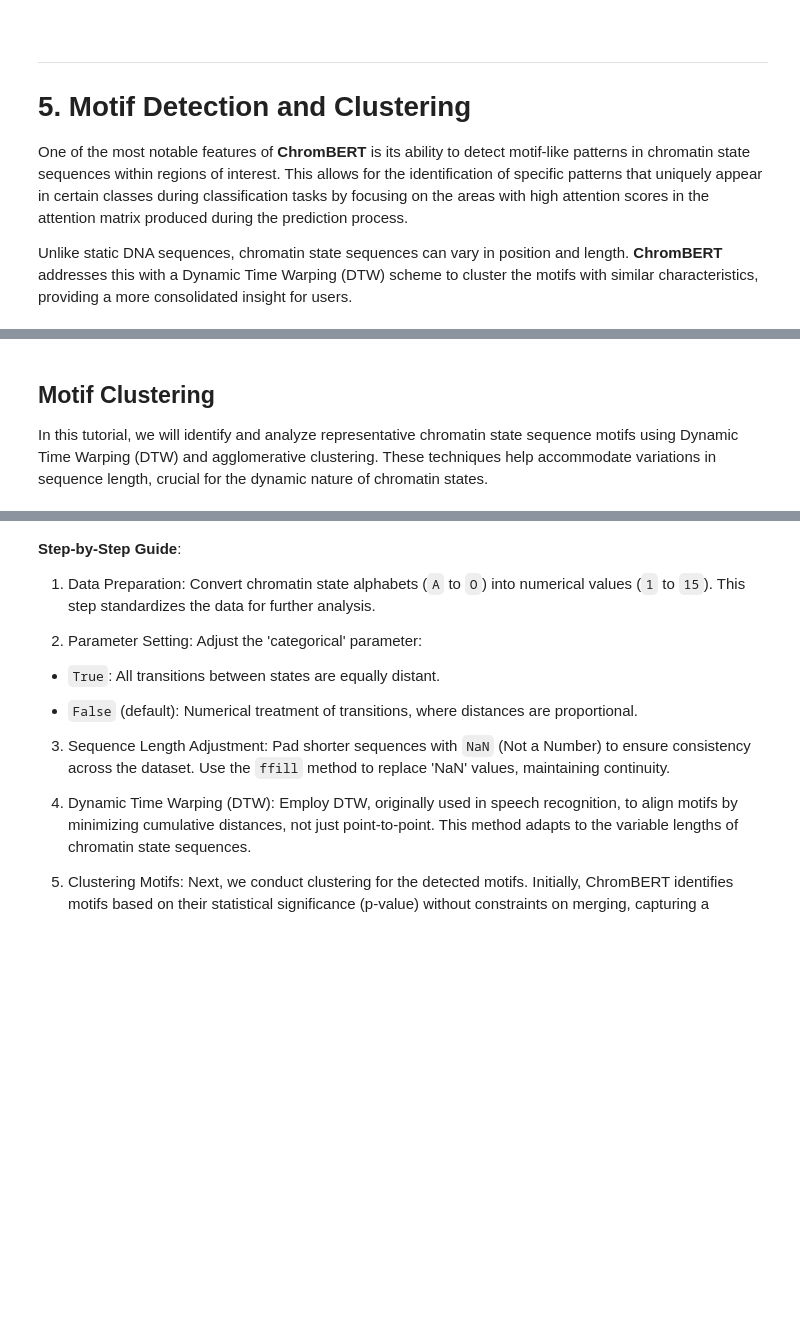
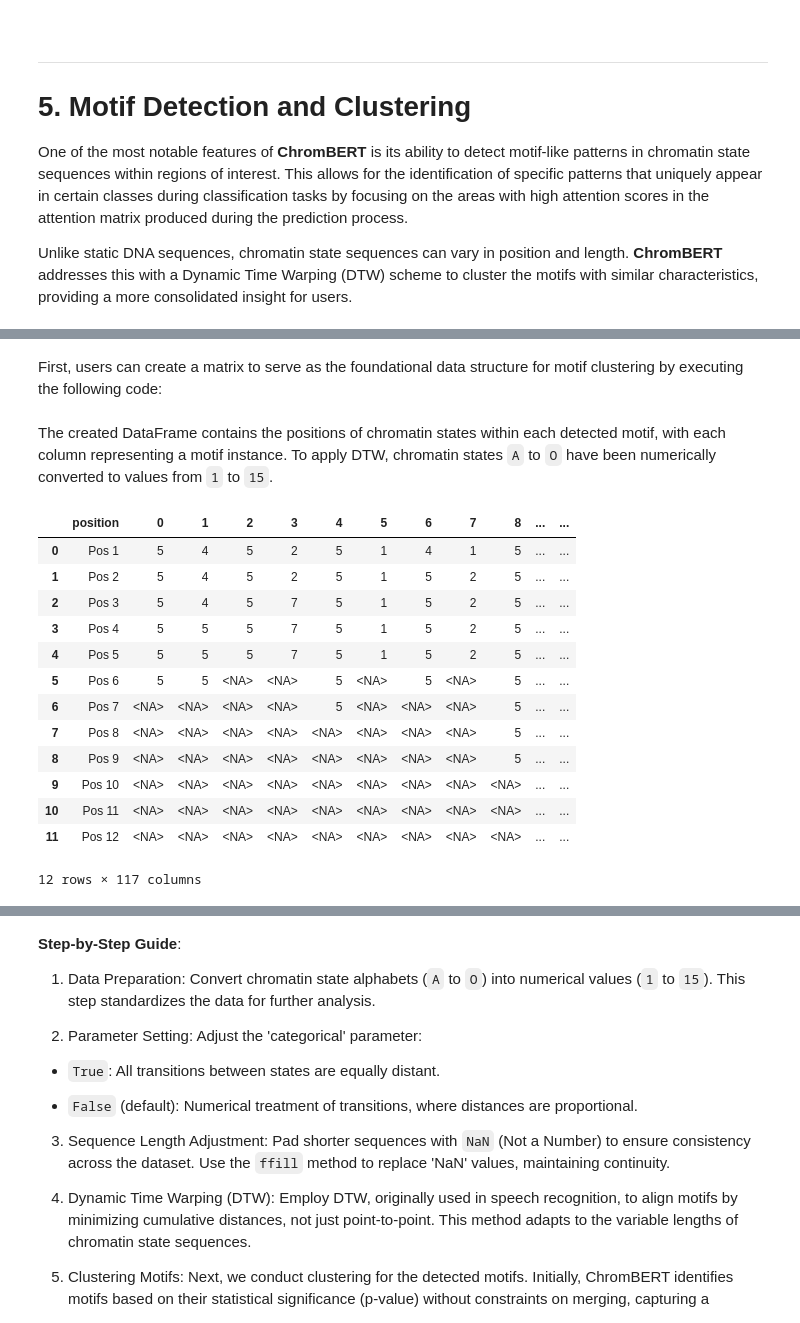
Before and after one commit to caocao0525/ChromBERT, a Jupyter notebook: colab/ChromBERT_on_Colab.ipynb, the cells around one changed output, grey strips where cells are left out. Saved outputs shown, nothing was run; the diff lists cells and outputs as text; code cells hidden in the pictures; blank space fills up the shorter version.

```diff
--- a/colab/ChromBERT_on_Colab.ipynb
+++ b/colab/ChromBERT_on_Colab.ipynb
@@ -1027,4 +1042,2 @@ init_concat.csv     100%[===================>]   5.38K  --.-KB/s    in 0s
-# %% [markdown]
-## Motif Clustering
-
-In this tutorial, we will identify and analyze representative chromatin state sequence motifs using Dynamic Time Warping (DTW) and agglomerative clustering. These techniques help accommodate variations in sequence length, crucial for the dynamic nature of chromatin states.
+# %% [markdown]
+First, users can create a matrix to serve as the foundational data structure for motif clustering by executing the following code:
@@ -1030,0 +1046,19 @@ In this tutorial, we will identify and analyze representative chromatin state se
+# %% [markdown]
+The created DataFrame contains the positions of chromatin states within each detected motif, with each column representing a motif instance. To apply DTW, chromatin states `A` to `O` have been numerically converted to values from `1` to `15`.
+# %%
+df_sequences
+# %% [output]
+|  | position | 0 | 1 | 2 | 3 | 4 | 5 | 6 | 7 | 8 | ... | ... |
+| 0 | Pos 1 | 5 | 4 | 5 | 2 | 5 | 1 | 4 | 1 | 5 | ... | ... |
+| 1 | Pos 2 | 5 | 4 | 5 | 2 | 5 | 1 | 5 | 2 | 5 | ... | ... |
+| 2 | Pos 3 | 5 | 4 | 5 | 7 | 5 | 1 | 5 | 2 | 5 | ... | ... |
+| 3 | Pos 4 | 5 | 5 | 5 | 7 | 5 | 1 | 5 | 2 | 5 | ... | ... |
+| 4 | Pos 5 | 5 | 5 | 5 | 7 | 5 | 1 | 5 | 2 | 5 | ... | ... |
+| 5 | Pos 6 | 5 | 5 | <NA> | <NA> | 5 | <NA> | 5 | <NA> | 5 | ... | ... |
+| 6 | Pos 7 | <NA> | <NA> | <NA> | <NA> | 5 | <NA> | <NA> | <NA> | 5 | ... | ... |
+| 7 | Pos 8 | <NA> | <NA> | <NA> | <NA> | <NA> | <NA> | <NA> | <NA> | 5 | ... | ... |
+| 8 | Pos 9 | <NA> | <NA> | <NA> | <NA> | <NA> | <NA> | <NA> | <NA> | 5 | ... | ... |
+| 9 | Pos 10 | <NA> | <NA> | <NA> | <NA> | <NA> | <NA> | <NA> | <NA> | <NA> | ... | ... |
+| 10 | Pos 11 | <NA> | <NA> | <NA> | <NA> | <NA> | <NA> | <NA> | <NA> | <NA> | ... | ... |
+| 11 | Pos 12 | <NA> | <NA> | <NA> | <NA> | <NA> | <NA> | <NA> | <NA> | <NA> | ... | ... |
+12 rows × 117 columns
```
Also changed, not shown: parts of 21 cells of this notebook.
